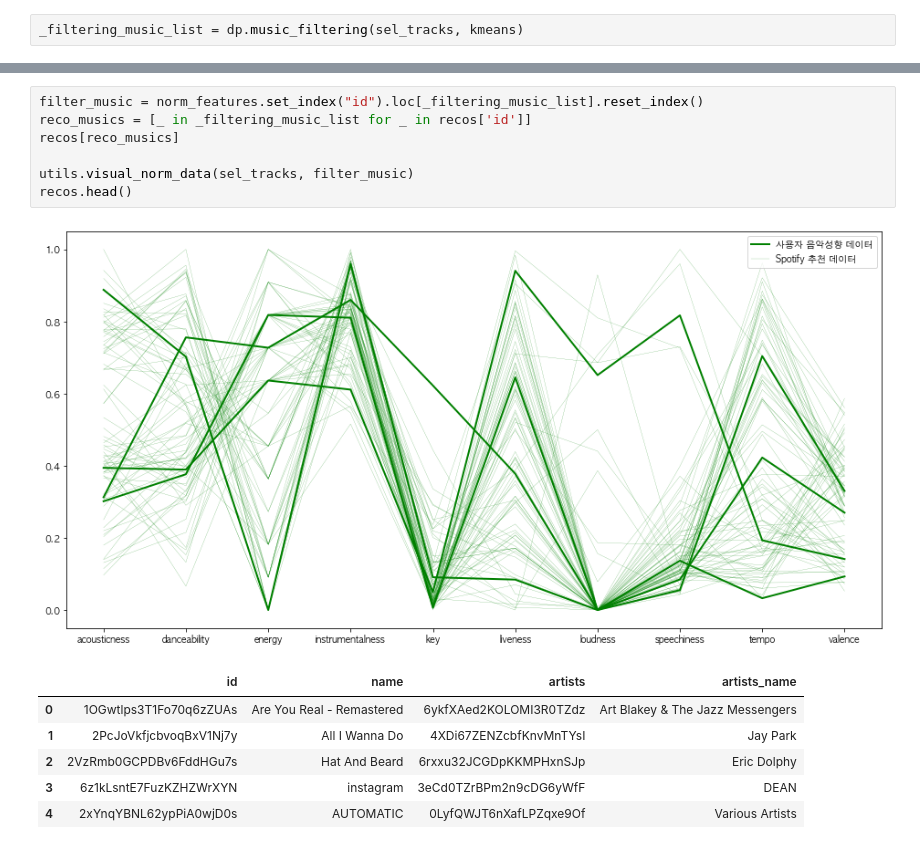
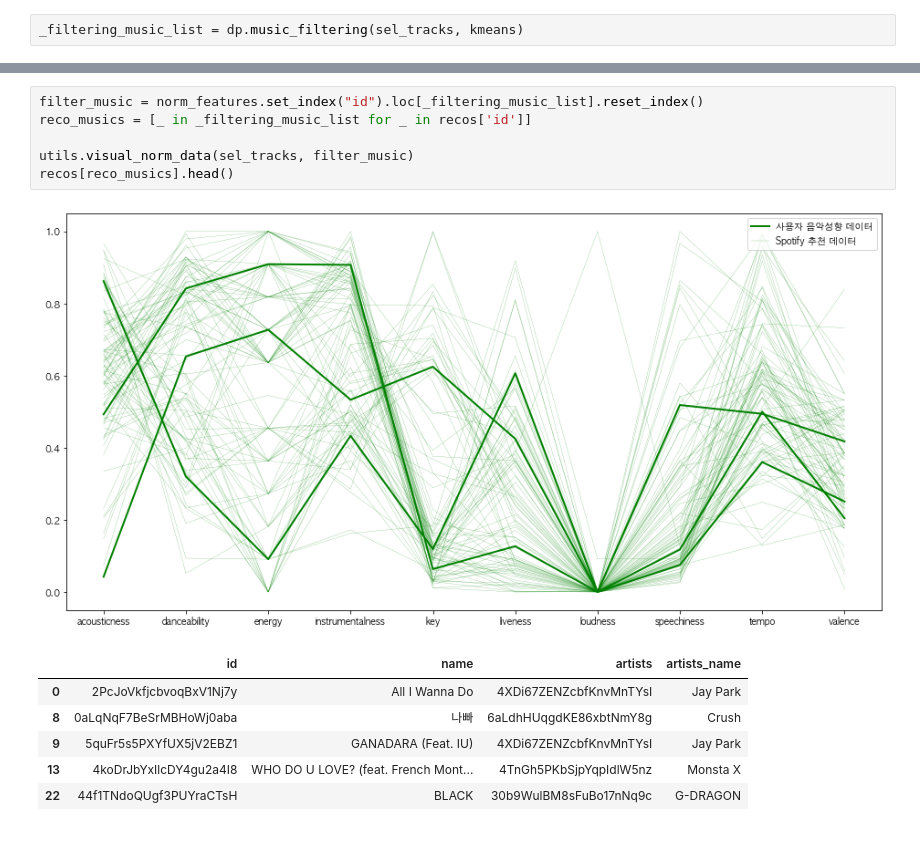
Before and after one commit to formegusto/research-muletter, a Jupyter notebook: pt1. MuLetter Service Researching.ipynb, the cells around one changed output, grey strips where cells are left out. Drawn from its saved outputs; the diff is of its cells as text.

```diff
--- a/pt1. MuLetter Service Researching.ipynb
+++ b/pt1. MuLetter Service Researching.ipynb
@@ -104,15 +106,14 @@ utils.visual_norm_data(sel_tracks, norm_features)
 # %%
 filter_music = norm_features.set_index("id").loc[_filtering_music_list].reset_index()
 reco_musics = [_ in _filtering_music_list for _ in recos['id']]
-recos[reco_musics]
 
 utils.visual_norm_data(sel_tracks, filter_music)
-recos.head()
+recos[reco_musics].head()
 # %% [output]
-[figure, old version]
+[figure, new version]
 |  | id | name | artists | artists_name |
-| 0 | 1OGwtlps3T1Fo70q6zZUAs | Are You Real - Remastered | 6ykfXAed2KOLOMI3R0TZdz | Art Blakey & The Jazz Messengers |
-| 1 | 2PcJoVkfjcbvoqBxV1Nj7y | All I Wanna Do | 4XDi67ZENZcbfKnvMnTYsI | Jay Park |
-| 2 | 2VzRmb0GCPDBv6FddHGu7s | Hat And Beard | 6rxxu32JCGDpKKMPHxnSJp | Eric Dolphy |
-| 3 | 6z1kLsntE7FuzKZHZWrXYN | instagram | 3eCd0TZrBPm2n9cDG6yWfF | DEAN |
-| 4 | 2xYnqYBNL62ypPiA0wjD0s | AUTOMATIC | 0LyfQWJT6nXafLPZqxe9Of | Various Artists |
+| 0 | 2PcJoVkfjcbvoqBxV1Nj7y | All I Wanna Do | 4XDi67ZENZcbfKnvMnTYsI | Jay Park |
+| 8 | 0aLqNqF7BeSrMBHoWj0aba | 나빠 | 6aLdhHUqgdKE86xbtNmY8g | Crush |
+| 9 | 5quFr5s5PXYfUX5jV2EBZ1 | GANADARA (Feat. IU) | 4XDi67ZENZcbfKnvMnTYsI | Jay Park |
+| 13 | 4koDrJbYxIlcDY4gu2a4I8 | WHO DO U LOVE? (feat. French Mont... | 4TnGh5PKbSjpYqpIdlW5nz | Monsta X |
+| 22 | 44f1TNdoQUgf3PUYraCTsH | BLACK | 30b9WulBM8sFuBo17nNq9c | G-DRAGON |
```
Also changed, not shown: parts of 13 cells of this notebook, 5 other files.
